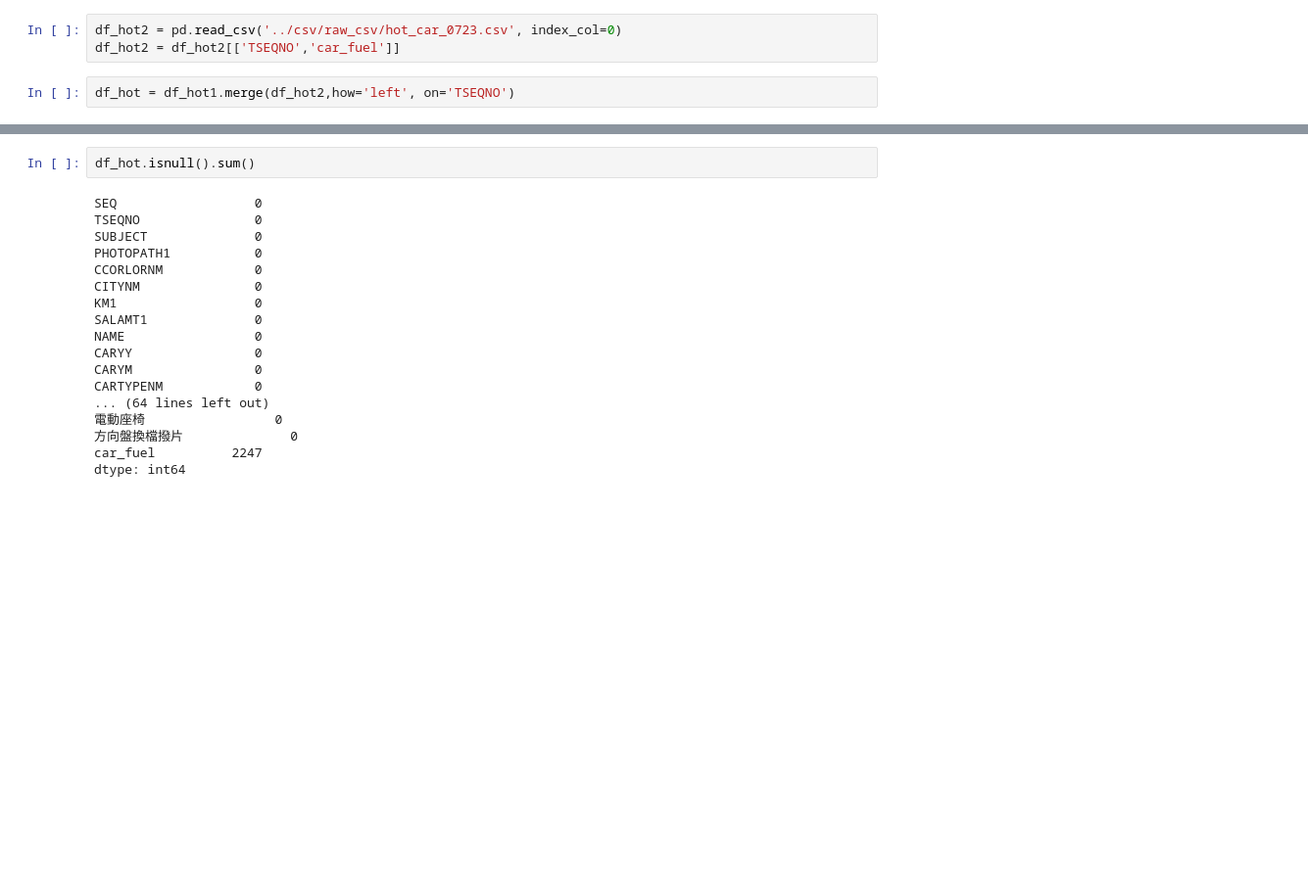
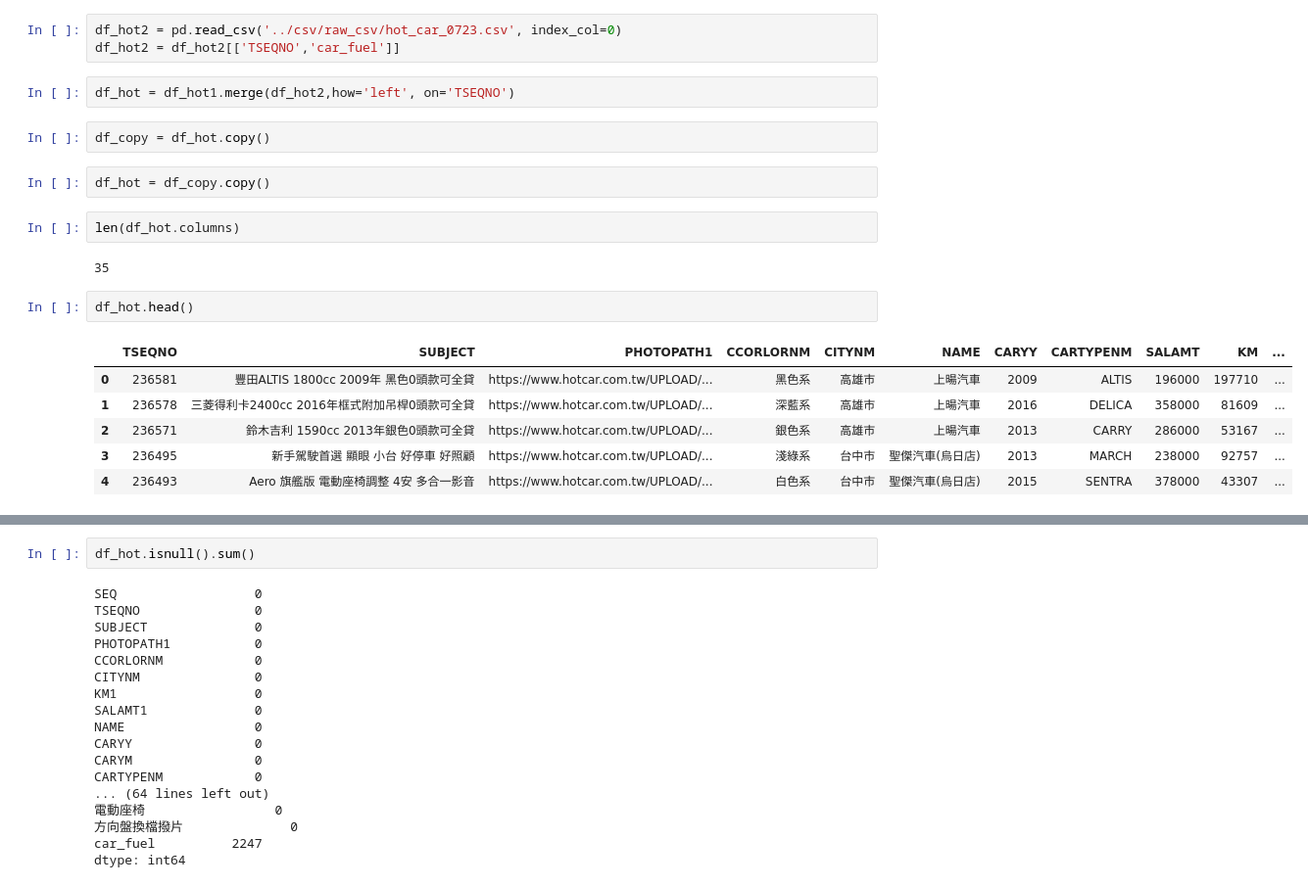
Before and after one commit to lilychen0505/BDSE19_PROJECT, a Jupyter notebook: data_cleaning/data_cleaning_hot.ipynb, the cells around one changed output, grey strips where cells are left out. Shown at 98% size. Drawn from its saved outputs; the diff is of its cells as text; blank space fills up the shorter version.

```diff
--- a/data_cleaning/data_cleaning_hot.ipynb
+++ b/data_cleaning/data_cleaning_hot.ipynb
@@ -26,3 +26,20 @@ df_hot2 = pd.read_csv('../csv/raw_csv/hot_car_0723.csv', index_col=0)
 df_hot2 = df_hot2[['TSEQNO','car_fuel']]
 # %%
 df_hot = df_hot1.merge(df_hot2,how='left', on='TSEQNO')
+# %%
+df_copy = df_hot.copy()
+# %%
+df_hot = df_copy.copy()
+# %%
+len(df_hot.columns)
+# %% [output]
+35
+# %%
+df_hot.head()
+# %% [output]
+|  | TSEQNO | SUBJECT | PHOTOPATH1 | CCORLORNM | CITYNM | NAME | CARYY | CARTYPENM | SALAMT | KM | ... |
+| 0 | 236581 | 豐田ALTIS 1800cc 2009年 黑色0頭款可全貸 | https://www.hotcar.com.tw/UPLOAD/... | 黑色系 | 高雄市 | 上暘汽車 | 2009 | ALTIS | 196000 | 197710 | ... |
+| 1 | 236578 | 三菱得利卡2400cc 2016年框式附加吊桿0頭款可全貸 | https://www.hotcar.com.tw/UPLOAD/... | 深藍系 | 高雄市 | 上暘汽車 | 2016 | DELICA | 358000 | 81609 | ... |
+| 2 | 236571 | 鈴木吉利 1590cc 2013年銀色0頭款可全貸 | https://www.hotcar.com.tw/UPLOAD/... | 銀色系 | 高雄市 | 上暘汽車 | 2013 | CARRY | 286000 | 53167 | ... |
+| 3 | 236495 | 新手駕駛首選 顯眼 小台 好停車 好照顧 | https://www.hotcar.com.tw/UPLOAD/... | 淺綠系 | 台中市 | 聖傑汽車(烏日店) | 2013 | MARCH | 238000 | 92757 | ... |
+| 4 | 236493 | Aero 旗艦版 電動座椅調整 4安 多合一影音 | https://www.hotcar.com.tw/UPLOAD/... | 白色系 | 台中市 | 聖傑汽車(烏日店) | 2015 | SENTRA | 378000 | 43307 | ... |
```
Also changed, not shown: parts of 31 cells of this notebook, 8 other files.
